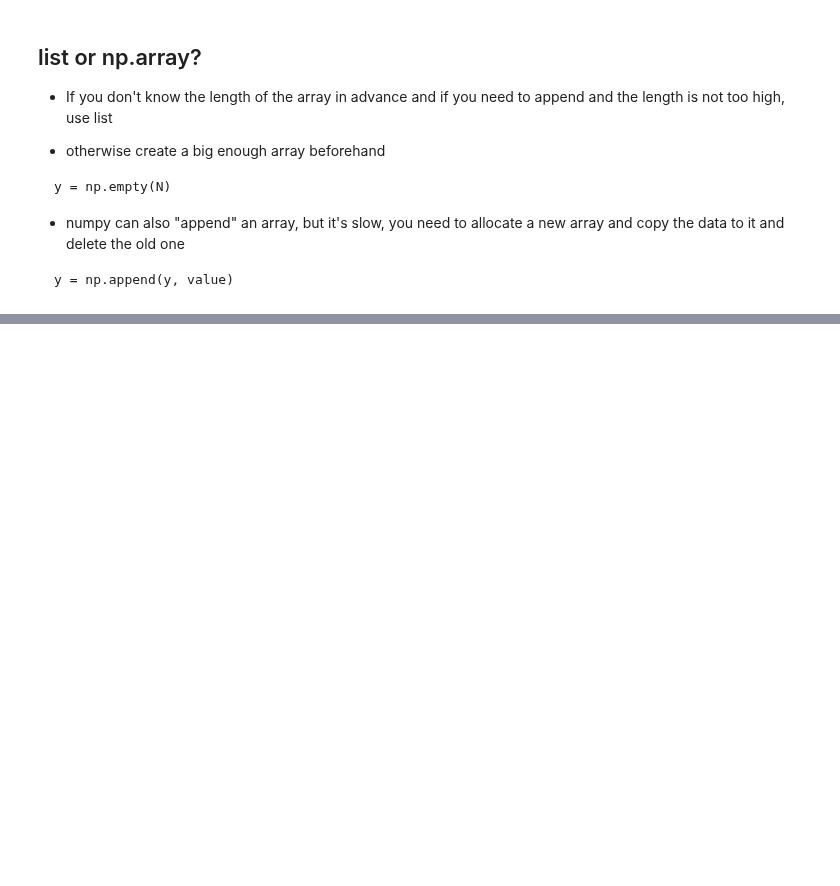
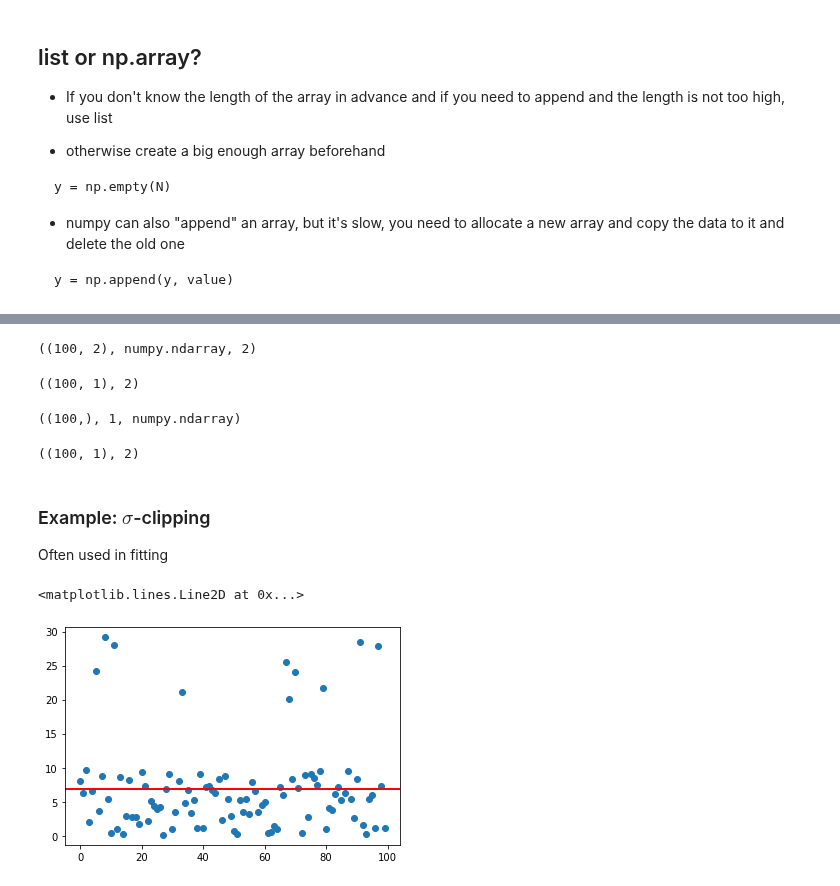
Before and after one commit to toastmaker/lectures, a Jupyter notebook: notebooks/Fast train introduction to numpy.ipynb, the cells around one changed output, grey strips where cells are left out. Drawn from its saved outputs; the diff is of its cells as text; code cells hidden in the pictures; blank space fills up the shorter version.

Commit message:
sigma clipping added, n body example added.

```diff
--- a/notebooks/Fast train introduction to numpy.ipynb
+++ b/notebooks/Fast train introduction to numpy.ipynb
@@ -832,0 +863,38 @@ y = np.append(y, value)
+# %%
+pos = np.random.randn(100,2)
+pos.shape, type(pos), pos.ndim
+# %% [output]
+((100, 2), numpy.ndarray, 2)
+# %%
+x = pos[ : , 0:1 ]
+x.shape, x.ndim
+# %% [output]
+((100, 1), 2)
+# %%
+x1 = pos[ : , 0 ]
+x1.shape, x1.ndim, type(x1)
+x2 = np.arange(100)
+x2.shape, x2.ndim, type(x2)
+# %% [output]
+((100,), 1, numpy.ndarray)
+# %%
+x1[:,np.newaxis].shape, x1[:,np.newaxis].ndim
+# %% [output]
+((100, 1), 2)
+# %% [markdown]
+### Example: $\sigma$-clipping
+Often used in fitting
+# %%
+x = 10*np.random.random(100)
+
+x[np.random.randint(100,size=10)] += 20
+
+mu = np.mean(x)
+
+plt.plot(x,"o")
+plt.axhline(y=mu,color='r')
+plt.axhline(y=mu,color='r')
+plt.axhline(y=mu,color='r')
+# %% [output]
+<matplotlib.lines.Line2D at 0x...>
+[figure, added]
```
Also changed, not shown: parts of 47 cells of this notebook, 1 other file.
